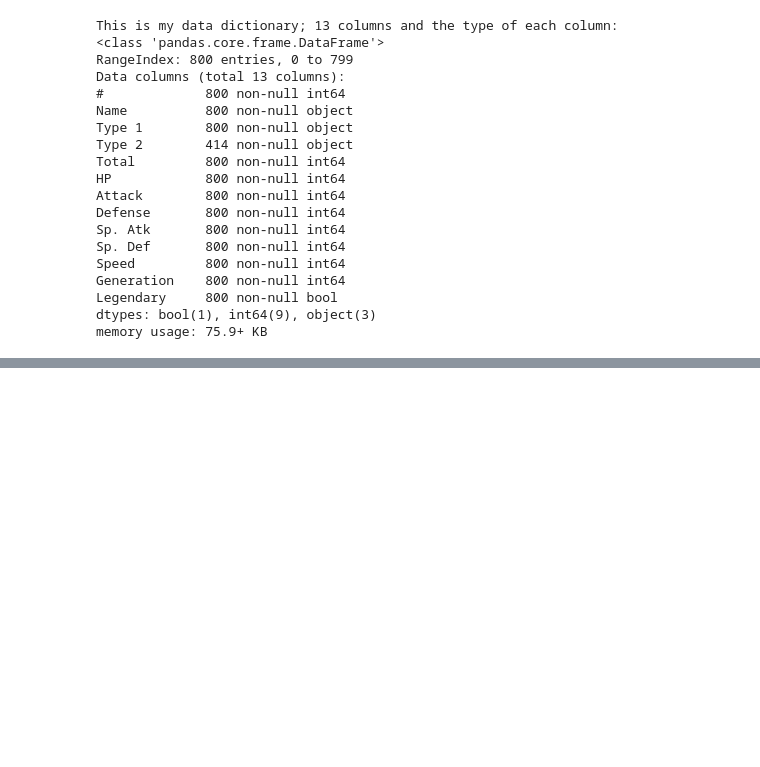
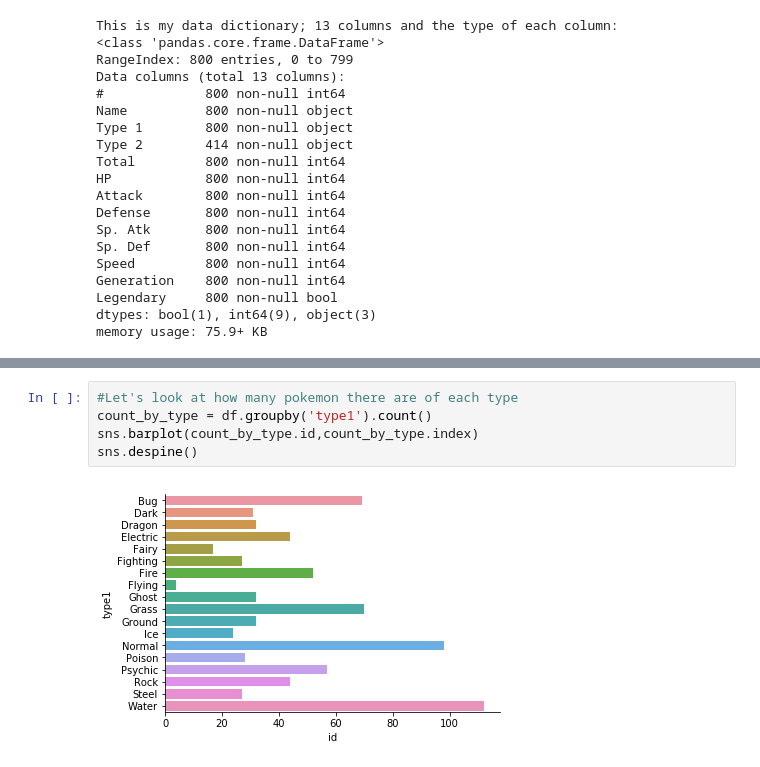
Before and after one commit to gajean/DAT-NYC-6.13-Assignments, a Jupyter notebook: assignment_one/EDA_project_I.ipynb, the cells around one changed output, grey strips where cells are left out. Saved outputs shown, nothing was run; the diff lists cells and outputs as text; blank space fills up the shorter version.

```diff
--- a/assignment_one/EDA_project_I.ipynb
+++ b/assignment_one/EDA_project_I.ipynb
@@ -81,0 +106,7 @@ array([[<matplotlib.axes._subplots.AxesSubplot object at 0x...>,
+# %%
+#Let's look at how many pokemon there are of each type
+count_by_type = df.groupby('type1').count()
+sns.barplot(count_by_type.id,count_by_type.index)
+sns.despine()
+# %% [output]
+[figure, added]
```
Also changed, not shown: parts of 25 cells of this notebook.
